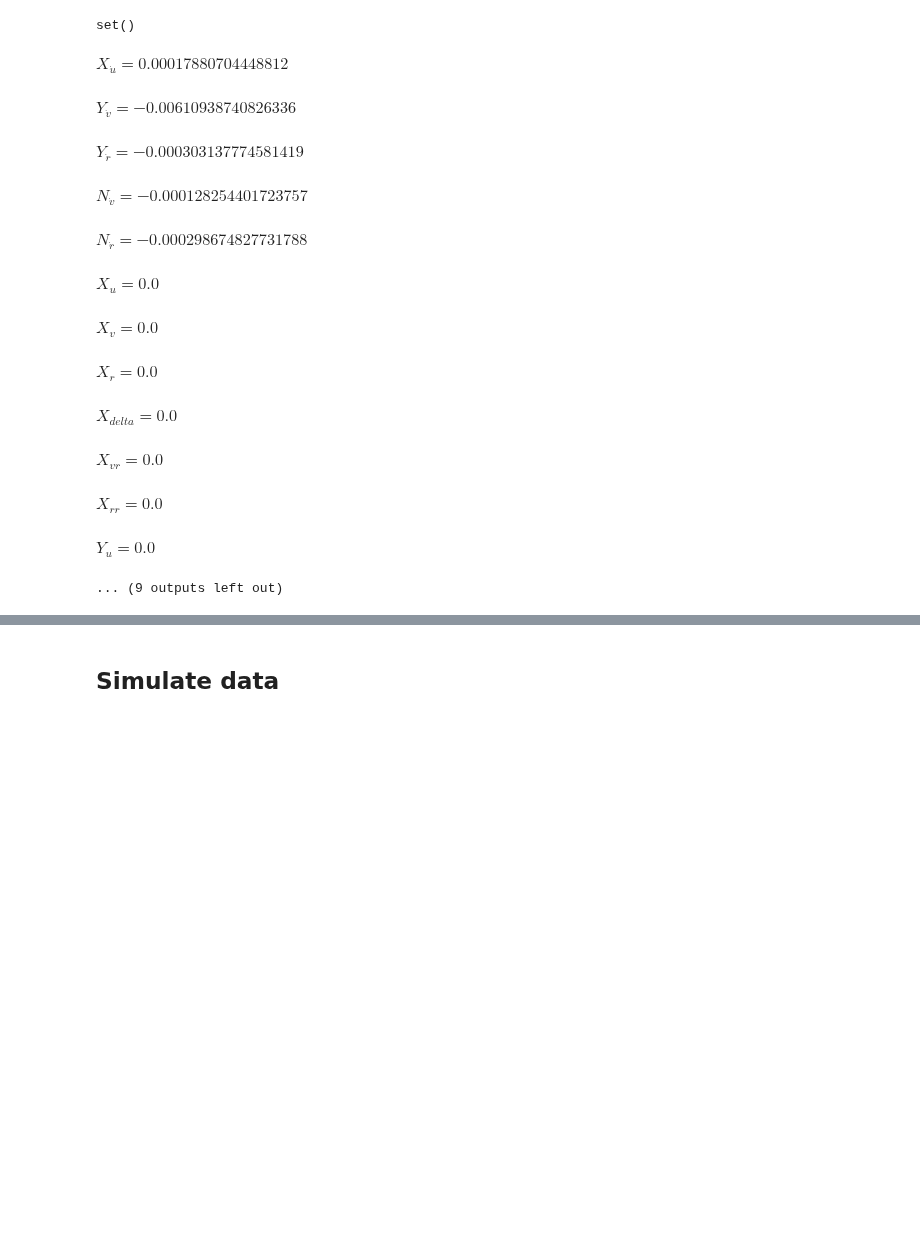
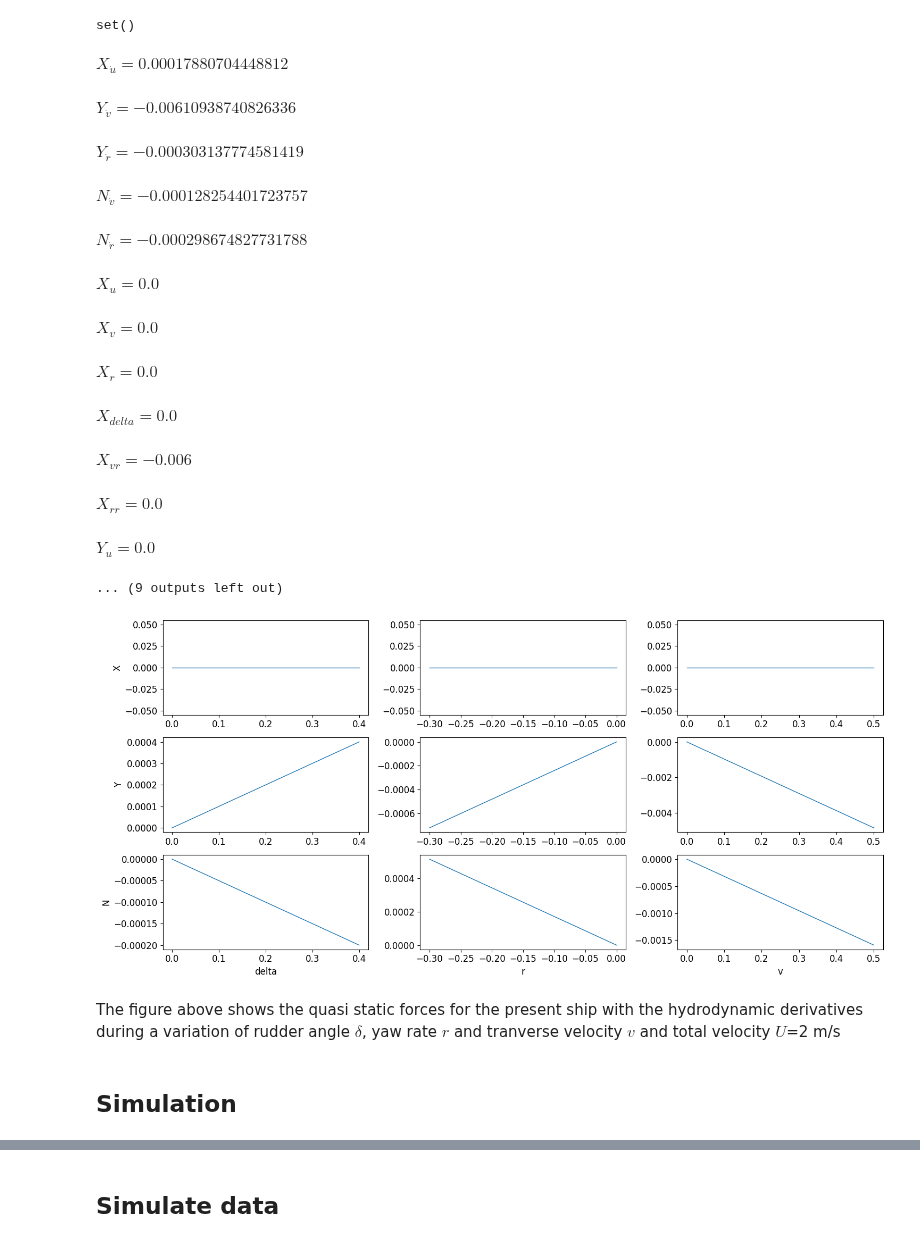
Before and after one commit to martinlarsalbert/VesselManoeuvringModels, a Jupyter notebook: _sources/01.01_manoeuvring_simulation.ipynb, the cells around one changed output, grey strips where cells are left out. Cells and saved outputs as stored; diff of their text form; code cells hidden in the pictures; blank space fills up the shorter version.

```diff
--- a/_sources/01.01_manoeuvring_simulation.ipynb
+++ b/_sources/01.01_manoeuvring_simulation.ipynb
@@ -215,7 +222,7 @@ df_parameters.loc['Xr','prime'] = 0
 df_parameters.loc['Xrr','prime'] = 0
 df_parameters.loc['Xu','prime'] = 0
 df_parameters.loc['Xv','prime'] = 0
-df_parameters.loc['Xvr','prime'] = 0
+df_parameters.loc['Xvr','prime'] = -0.006
 df_parameters.loc['Yu','prime'] = 0
 df_parameters.loc['Yur','prime'] = 0
 # %%
@@ -240,7 +247,63 @@ $\displaystyle X_{u} = 0.0$
 $\displaystyle X_{v} = 0.0$
 $\displaystyle X_{r} = 0.0$
 $\displaystyle X_{delta} = 0.0$
-$\displaystyle X_{vr} = 0.0$
+$\displaystyle X_{vr} = -0.006$
 $\displaystyle X_{rr} = 0.0$
 $\displaystyle Y_{u} = 0.0$
 ... (9 outputs left out)
+# %%
+parameters=df_parameters['prime'].copy()
+
+N_=30
+df_captive_template = pd.DataFrame(index=np.arange(N_))
+U_ = 2
+df_captive_template['U'] = U_
+df_captive_template['u'] = df_captive_template['U']
+df_captive_template['v'] = 0
+df_captive_template['r'] = 0
+df_captive_template['delta'] = 0
+
+df_r = df_captive_template.copy()
+df_r['r'] = np.linspace(-0.3,0,N_)
+df_r['vary'] = 'r'
+
+df_v = df_captive_template.copy()
+df_v['v'] = np.linspace(0,0.5,N_)
+df_v['u'] = np.sqrt(df_v['U']**2 - df_v['v']**2)
+df_v['vary'] = 'v'
+
+df_delta = df_captive_template.copy()
+df_delta['delta'] = np.linspace(0.,0.4,N_)
+df_delta['vary'] = 'delta'
+
+df_captive = pd.concat([df_delta,df_v,df_r])
+
+df_captive['X'] = run(vmm.simulator.X_qs_lambda, inputs=parameters, **df_captive)
+df_captive['Y'] = run(vmm.simulator.Y_qs_lambda, inputs=parameters, **df_captive)
+df_captive['N'] = run(vmm.simulator.N_qs_lambda, inputs=parameters, **df_captive)
+
+ncols = len(df_captive['vary'].unique())
+fig,axes=plt.subplots(ncols=ncols, nrows=3)
+
+
+for col,(vary, df_) in enumerate(df_captive.groupby(by='vary')):
+
+    for row,dof in enumerate(['X','Y','N']):
+        ax = axes[row,col]
+        df_.plot(x=vary, y=dof, ax=ax)
+        ax.get_legend().set_visible(False)
+        ax.set_xlabel('')
+
+        axes[row,0].set_ylabel(dof)
+
+    axes[-1,col].set_xlabel(vary)
+# %% [output]
+[figure, added]
+# %%
+Markdown(f"""The figure above shows the quasi static forces for the present ship with the hydrodynamic derivatives during a variation of rudder angle $\delta$,
+         yaw rate $r$ and tranverse velocity $v$ and total velocity $U$={U_} m/s""")
+# %% [output]
+The figure above shows the quasi static forces for the present ship with the hydrodynamic derivatives during a variation of rudder angle $\delta$,
+         yaw rate $r$ and tranverse velocity $v$ and total velocity $U$=2 m/s
+# %% [markdown]
+## Simulation
```
Also changed, not shown: parts of 18 cells of this notebook, 13 other files.
